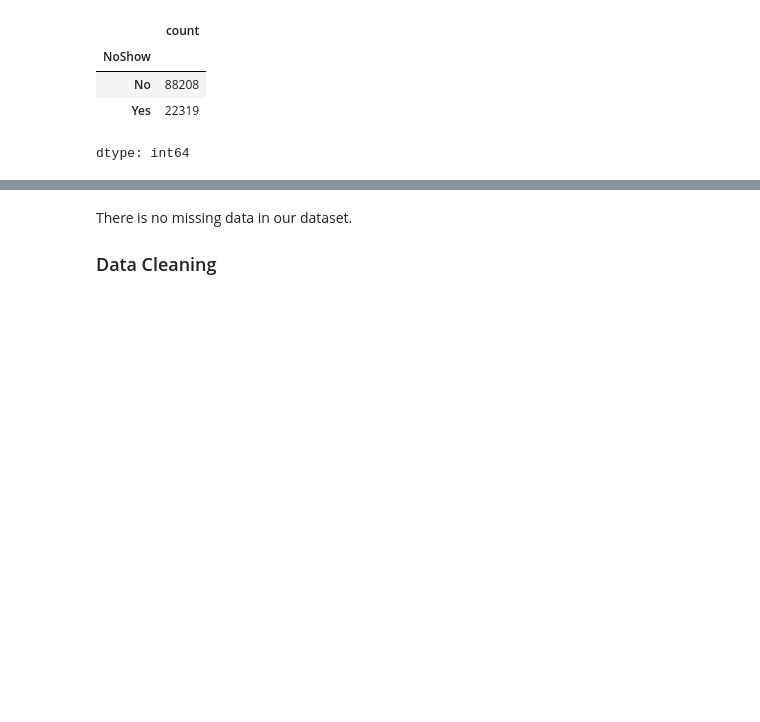
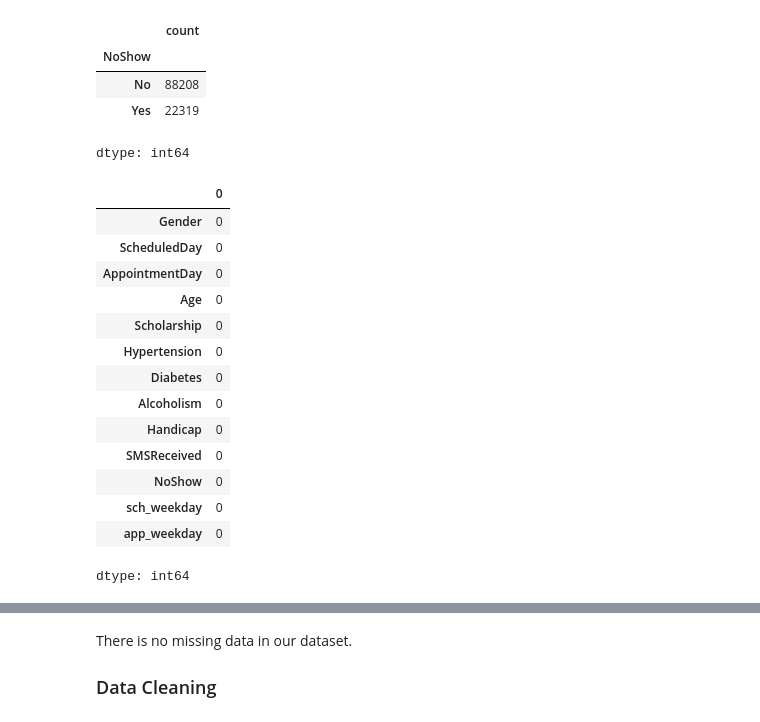
Before and after one commit to JapiKredi/EDA_extensive_library, a Jupyter notebook: EDA_on_Healthcare_Data.ipynb, the cells around one changed output, grey strips where cells are left out. Drawn from its saved outputs; the diff is of its cells as text; code cells hidden in the pictures; blank space fills up the shorter version.

```diff
--- a/EDA_on_Healthcare_Data.ipynb
+++ b/EDA_on_Healthcare_Data.ipynb
@@ -195,4 +195,22 @@ base_data['NoShow'].value_counts()
 | No | 88208 |
 | Yes | 22319 |
 dtype: int64
+# %%
+base_data.isnull().sum()
+# %% [output]
+|  | 0 |
+| Gender | 0 |
+| ScheduledDay | 0 |
+| AppointmentDay | 0 |
+| Age | 0 |
+| Scholarship | 0 |
+| Hypertension | 0 |
+| Diabetes | 0 |
+| Alcoholism | 0 |
+| Handicap | 0 |
+| SMSReceived | 0 |
+| NoShow | 0 |
+| sch_weekday | 0 |
+| app_weekday | 0 |
+dtype: int64
 # %%
```
Also changed, not shown: parts of 1 cell of this notebook.
